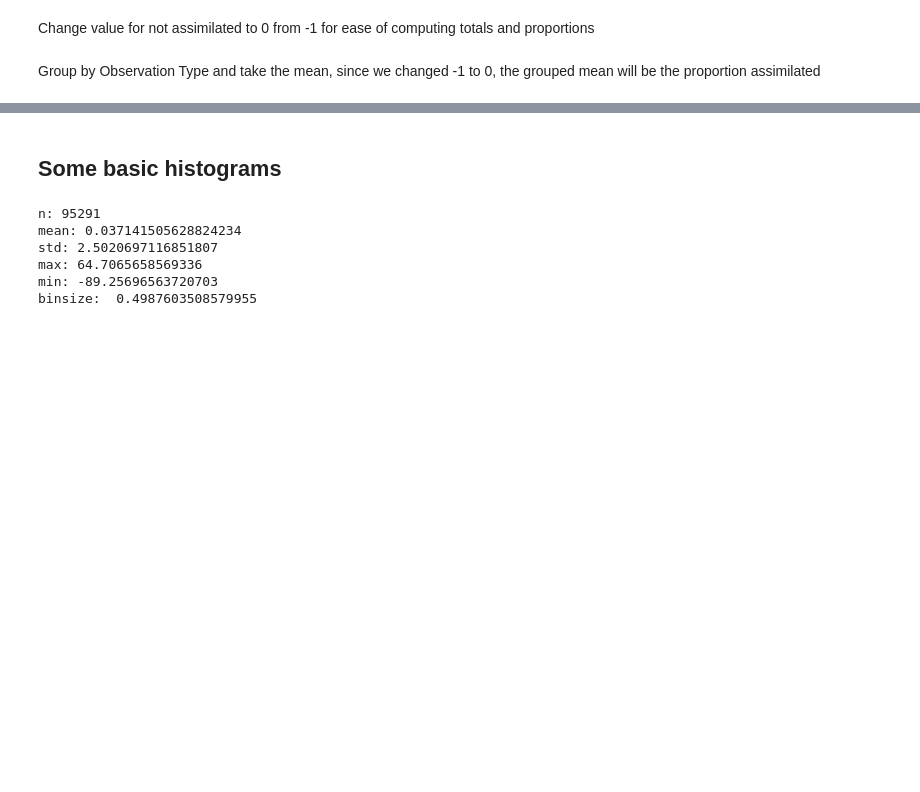
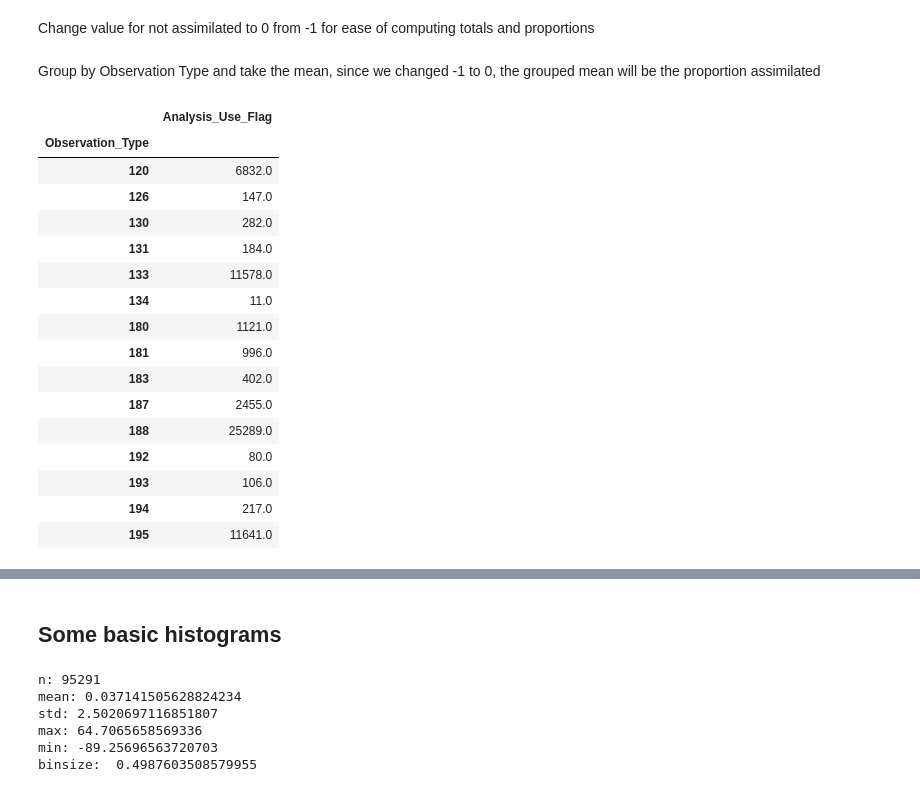
Before and after one commit to NOAA-GSL/pyDAmonitor, a Jupyter notebook: diag_files_explore.ipynb, the cells around one changed output, grey strips where cells are left out. Drawn from its saved outputs; the diff is of its cells as text; code cells hidden in the pictures; blank space fills up the shorter version.

```diff
--- a/diag_files_explore.ipynb
+++ b/diag_files_explore.ipynb
@@ -54,0 +55,20 @@ prop_assim_by_obs_type = pd.DataFrame(data.groupby('Observation_Type')['Analysis
+# %%
+total_assim_by_obs_type
+# %% [output]
+|  | Analysis_Use_Flag |
+| Observation_Type |  |
+| 120 | 6832.0 |
+| 126 | 147.0 |
+| 130 | 282.0 |
+| 131 | 184.0 |
+| 133 | 11578.0 |
+| 134 | 11.0 |
+| 180 | 1121.0 |
+| 181 | 996.0 |
+| 183 | 402.0 |
+| 187 | 2455.0 |
+| 188 | 25289.0 |
+| 192 | 80.0 |
+| 193 | 106.0 |
+| 194 | 217.0 |
+| 195 | 11641.0 |
```
Also changed, not shown: parts of 3 cells of this notebook, 2 other files.
